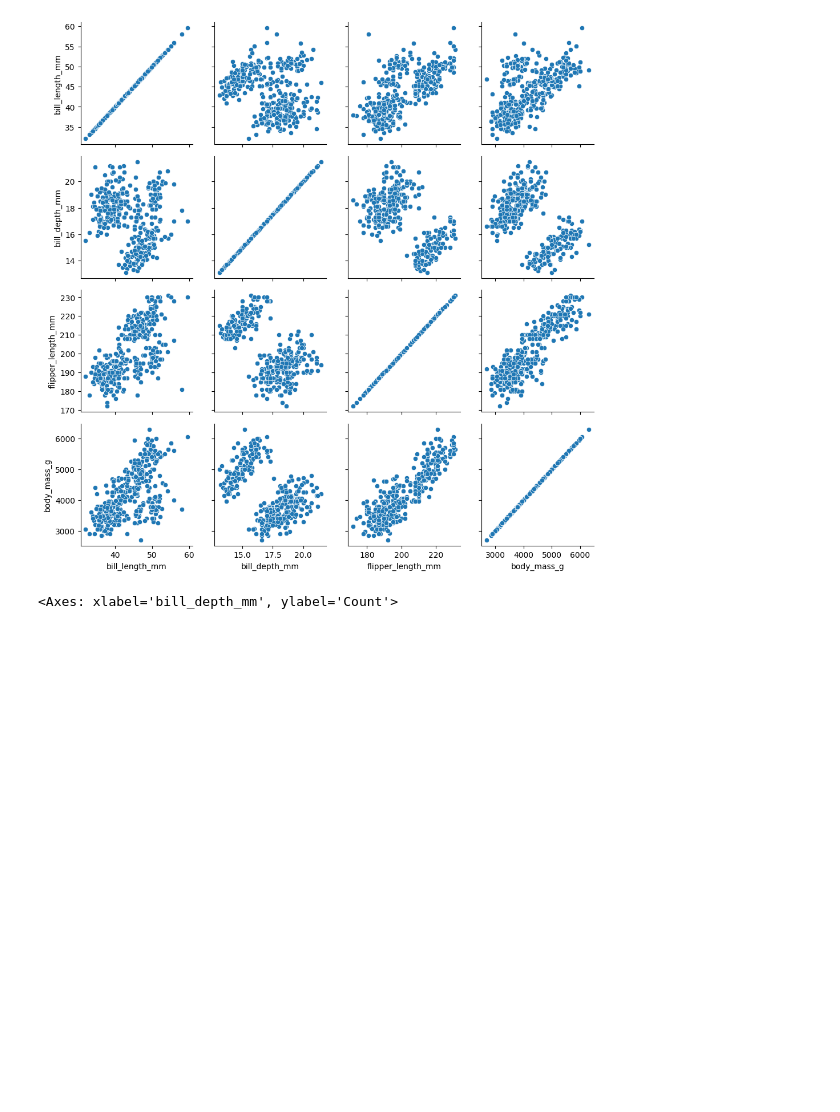
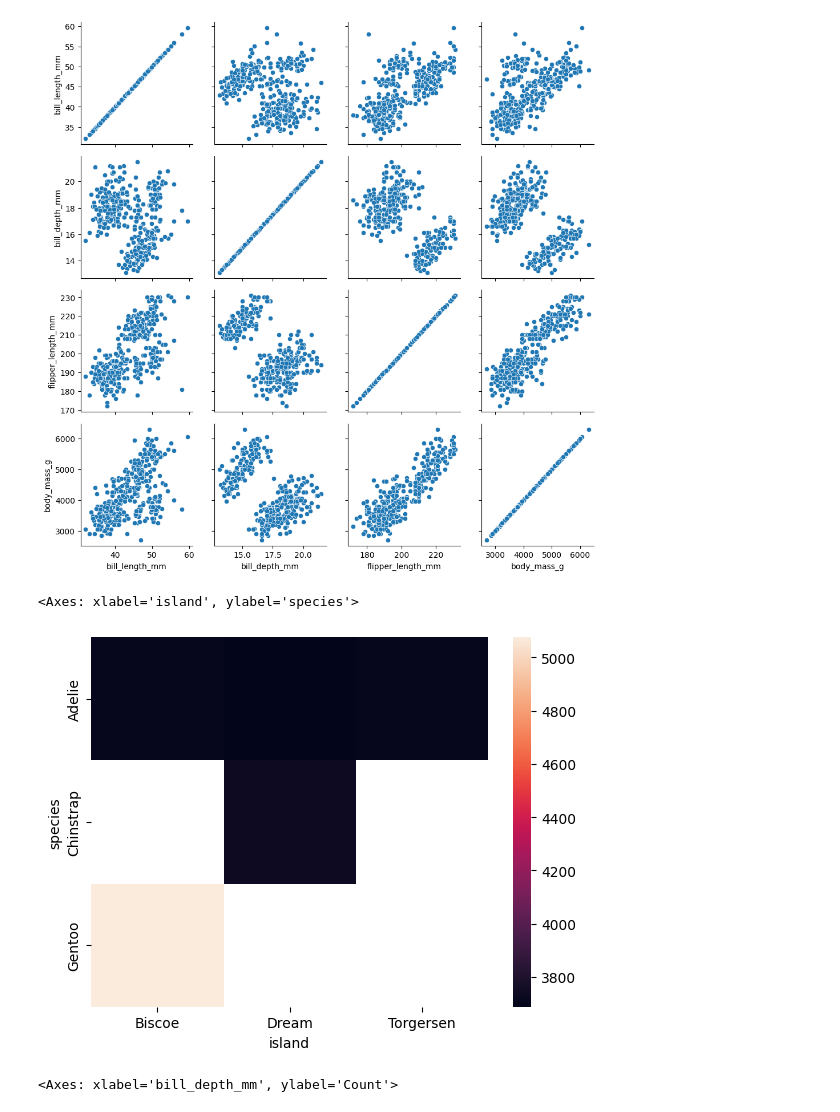
Before and after one commit to AnastasiiaFF/python, a Jupyter notebook: graphics.ipynb, the cells around one changed output. Cells and saved outputs as stored; diff of their text form; code cells hidden in the pictures; blank space fills up the shorter version.

```diff
--- a/graphics.ipynb
+++ b/graphics.ipynb
@@ -87,6 +114,12 @@ g.map(sns.scatterplot)
 # %% [output]
 <seaborn.axisgrid.PairGrid at 0x...>
 [figure]
+# %%
+data = peng.pivot_table(index='species',columns='island',values='body_mass_g')
+sns.heatmap(data)
+# %% [output]
+<Axes: xlabel='island', ylabel='species'>
+[figure, added]
 # %%
 # Гистограмма bill_depth_mm
 sns.histplot(data=peng, x='bill_depth_mm')
```
Also changed, not shown: parts of 3 cells of this notebook.
